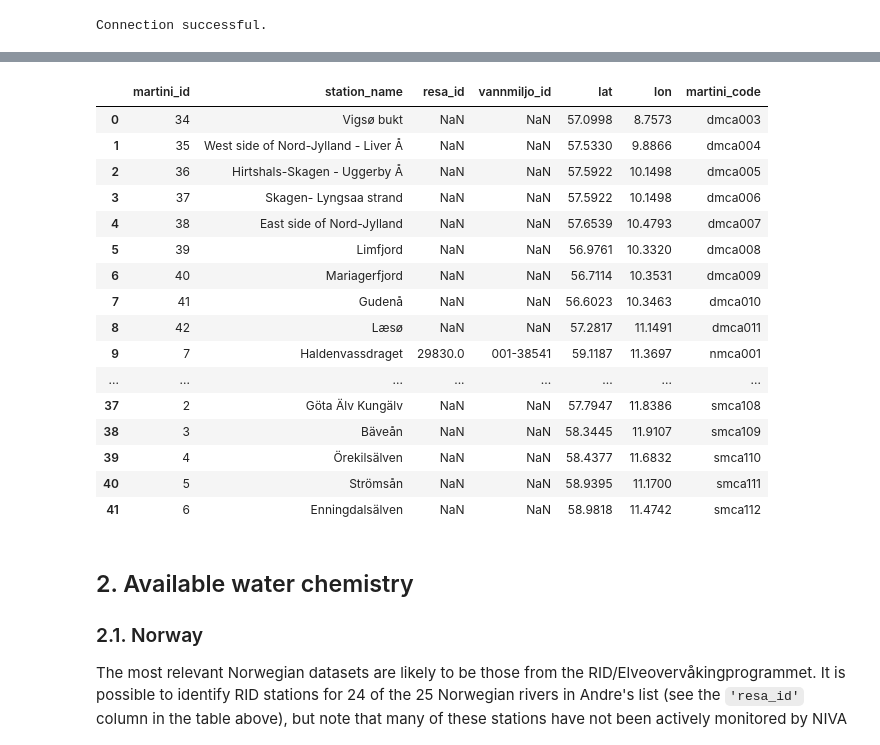
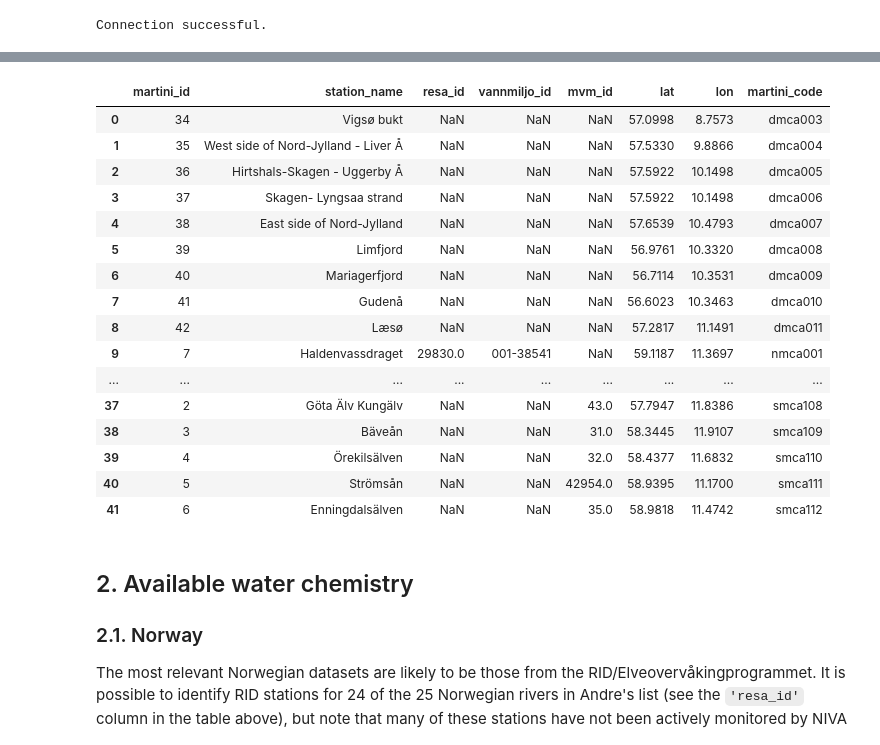
Before and after one commit to JamesSample/martini, a Jupyter notebook: notebooks/water_chem.ipynb, the cells around one changed output, grey strips where cells are left out. Cells and saved outputs as stored; diff of their text form; code cells hidden in the pictures.

```diff
--- a/notebooks/water_chem.ipynb
+++ b/notebooks/water_chem.ipynb
@@ -52,28 +52,28 @@ The rivers of interest are listed by Andre (see e-mail received 09.11.2018 at 15
 Andre's list of rivers is shown below. Note that he has divided some river outflows into two parts (because they connect to different cells in the marine model). There are therefore 42 rivers in the list, but we only need to identify chemistry data for **39 distinct rivers**.
 # %%
 # Read Andre's list of rivers
-riv_xlsx = r'../../../andre_river_data/andre_martini_rivers_jes.xlsx'
+riv_xlsx = r'../tidied_data_series/martini_river_outlets.xlsx'
 riv_df = pd.read_excel(riv_xlsx, sheet_name='rivers')
 
 riv_df
 # %% [output]
-|  | martini_id | station_name | resa_id | vannmiljo_id | lat | lon | martini_code |
-| 0 | 34 | Vigsø bukt | NaN | NaN | 57.0998 | 8.7573 | dmca003 |
-| 1 | 35 | West side of Nord-Jylland - Liver Å | NaN | NaN | 57.5330 | 9.8866 | dmca004 |
-| 2 | 36 | Hirtshals-Skagen - Uggerby Å | NaN | NaN | 57.5922 | 10.1498 | dmca005 |
-| 3 | 37 | Skagen- Lyngsaa strand | NaN | NaN | 57.5922 | 10.1498 | dmca006 |
-| 4 | 38 | East side of Nord-Jylland | NaN | NaN | 57.6539 | 10.4793 | dmca007 |
-| 5 | 39 | Limfjord | NaN | NaN | 56.9761 | 10.3320 | dmca008 |
-| 6 | 40 | Mariagerfjord | NaN | NaN | 56.7114 | 10.3531 | dmca009 |
-| 7 | 41 | Gudenå | NaN | NaN | 56.6023 | 10.3463 | dmca010 |
-| 8 | 42 | Læsø | NaN | NaN | 57.2817 | 11.1491 | dmca011 |
-| 9 | 7 | Haldenvassdraget | 29830.0 | 001-38541 | 59.1187 | 11.3697 | nmca001 |
-| ... | ... | ... | ... | ... | ... | ... | ... |
-| 37 | 2 | Göta Älv Kungälv | NaN | NaN | 57.7947 | 11.8386 | smca108 |
-| 38 | 3 | Bäveån | NaN | NaN | 58.3445 | 11.9107 | smca109 |
-| 39 | 4 | Örekilsälven | NaN | NaN | 58.4377 | 11.6832 | smca110 |
-| 40 | 5 | Strömsån | NaN | NaN | 58.9395 | 11.1700 | smca111 |
-| 41 | 6 | Enningdalsälven | NaN | NaN | 58.9818 | 11.4742 | smca112 |
+|  | martini_id | station_name | resa_id | vannmiljo_id | mvm_id | lat | lon | martini_code |
+| 0 | 34 | Vigsø bukt | NaN | NaN | NaN | 57.0998 | 8.7573 | dmca003 |
+| 1 | 35 | West side of Nord-Jylland - Liver Å | NaN | NaN | NaN | 57.5330 | 9.8866 | dmca004 |
+| 2 | 36 | Hirtshals-Skagen - Uggerby Å | NaN | NaN | NaN | 57.5922 | 10.1498 | dmca005 |
+| 3 | 37 | Skagen- Lyngsaa strand | NaN | NaN | NaN | 57.5922 | 10.1498 | dmca006 |
+| 4 | 38 | East side of Nord-Jylland | NaN | NaN | NaN | 57.6539 | 10.4793 | dmca007 |
+| 5 | 39 | Limfjord | NaN | NaN | NaN | 56.9761 | 10.3320 | dmca008 |
+| 6 | 40 | Mariagerfjord | NaN | NaN | NaN | 56.7114 | 10.3531 | dmca009 |
+| 7 | 41 | Gudenå | NaN | NaN | NaN | 56.6023 | 10.3463 | dmca010 |
+| 8 | 42 | Læsø | NaN | NaN | NaN | 57.2817 | 11.1491 | dmca011 |
+| 9 | 7 | Haldenvassdraget | 29830.0 | 001-38541 | NaN | 59.1187 | 11.3697 | nmca001 |
+| ... | ... | ... | ... | ... | ... | ... | ... | ... |
+| 37 | 2 | Göta Älv Kungälv | NaN | NaN | 43.0 | 57.7947 | 11.8386 | smca108 |
+| 38 | 3 | Bäveån | NaN | NaN | 31.0 | 58.3445 | 11.9107 | smca109 |
+| 39 | 4 | Örekilsälven | NaN | NaN | 32.0 | 58.4377 | 11.6832 | smca110 |
+| 40 | 5 | Strömsån | NaN | NaN | 42954.0 | 58.9395 | 11.1700 | smca111 |
+| 41 | 6 | Enningdalsälven | NaN | NaN | 35.0 | 58.9818 | 11.4742 | smca112 |
 # %% [markdown]
 ## 2. Available water chemistry
 
```
Also changed, not shown: parts of 1 cell of this notebook, 31 other files.
